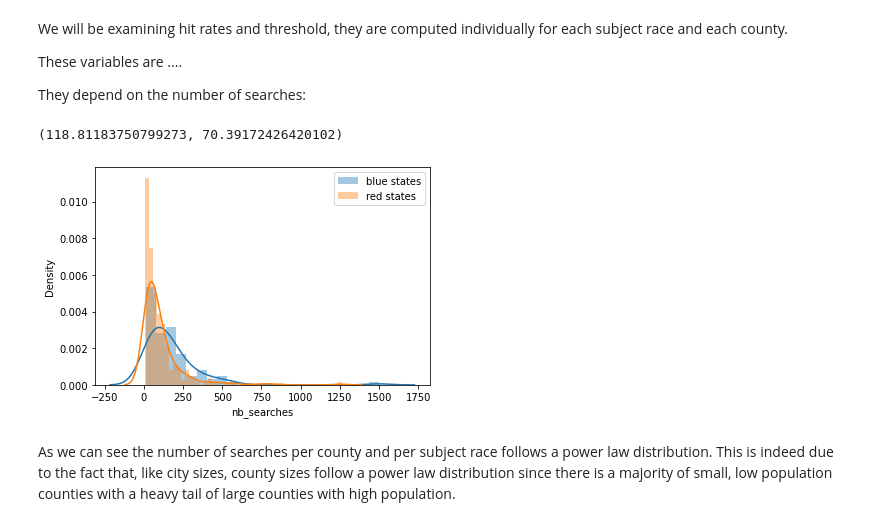
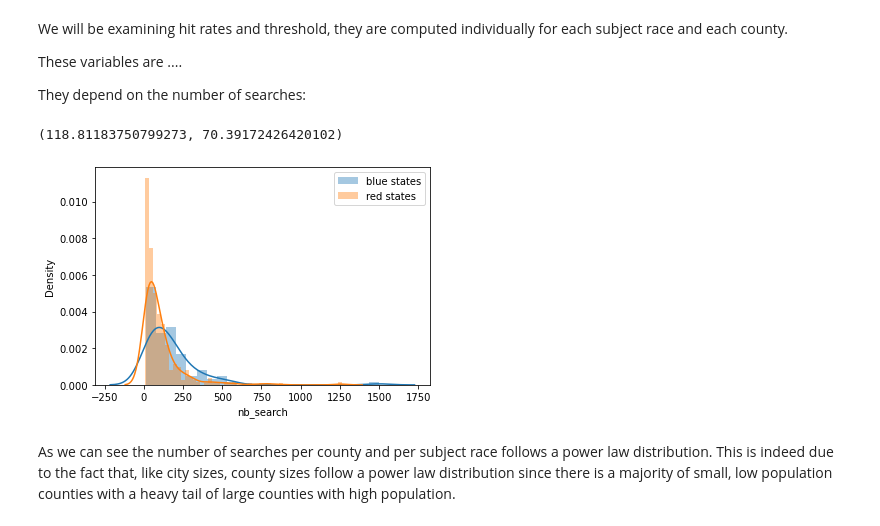
Before and after one commit to epfl-ada/ada-2020-project-milestone-p3-p3_halouma, a Jupyter notebook: p3_luis.ipynb, the cells around one changed output. Cells and saved outputs as stored; diff of their text form; code cells hidden in the pictures.

```diff
--- a/p3_luis.ipynb
+++ b/p3_luis.ipynb
@@ -18,7 +18,7 @@ df.drop(columns = ['city', 'geography'], inplace = True)
 df.dropna(inplace = True)
 counties = counties.dropna()
 # add number of searches column
-df['nb_searches'] = df.search_rate * df.stops_per_year
+df['nb_search'] = df.search_rate * df.stops_per_year
 # %%
 #Définir array des états bleus et rouges
 red_states = ['SC', 'TX']
@@ -64,13 +64,13 @@ These variables are ....
 
 They depend on the number of searches:
 # %%
-g = sns.distplot(blue.nb_searches, label = 'blue states')
-sns.distplot(red.nb_searches, label = 'red states', ax = g)
+g = sns.distplot(blue.nb_search, label = 'blue states')
+sns.distplot(red.nb_search, label = 'red states', ax = g)
 plt.legend()
-full.nb_searches.mean(), full.nb_searches.median()
+full.nb_search.mean(), full.nb_search.median()
 # %% [output]
 (118.81183750799273, 70.39172426420102)
-[figure, old version]
+[figure, new version]
 # %% [markdown]
 As we can see the number of searches per county and per subject race follows a power law distribution. This is indeed due to the fact that, like city sizes, county sizes follow a power law distribution since there is a majority of small, low population counties with a heavy tail of large counties with high population.
 # %%
```
Also changed, not shown: parts of 28 cells of this notebook, 1 other file.
